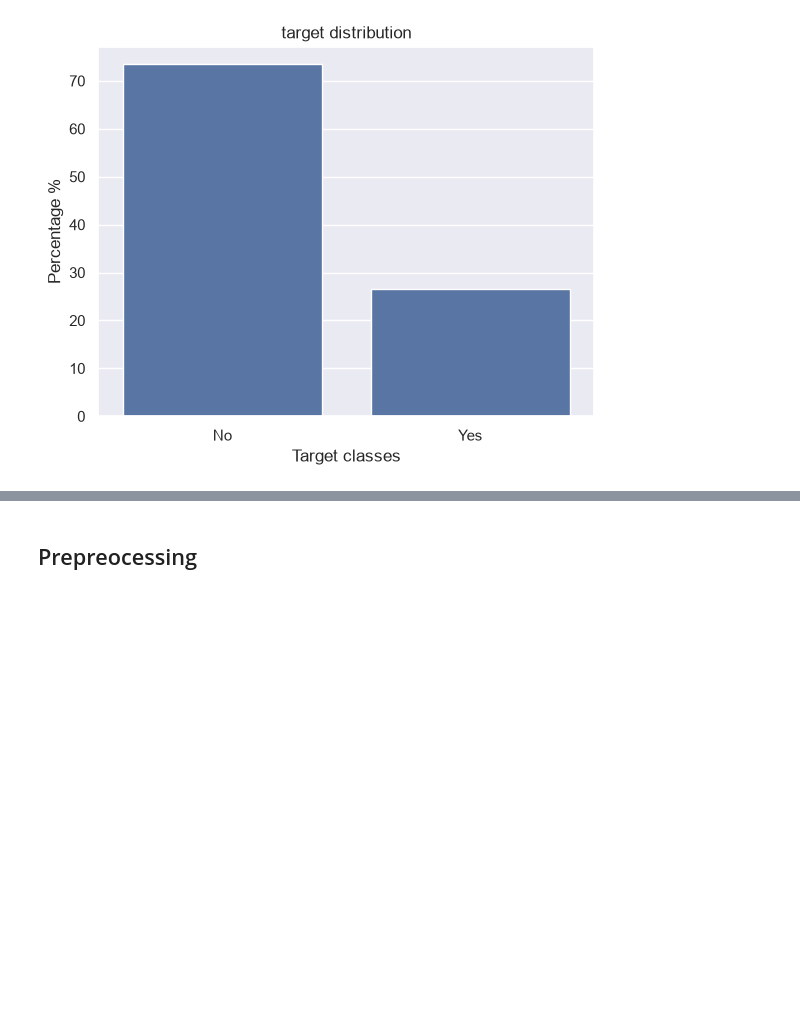
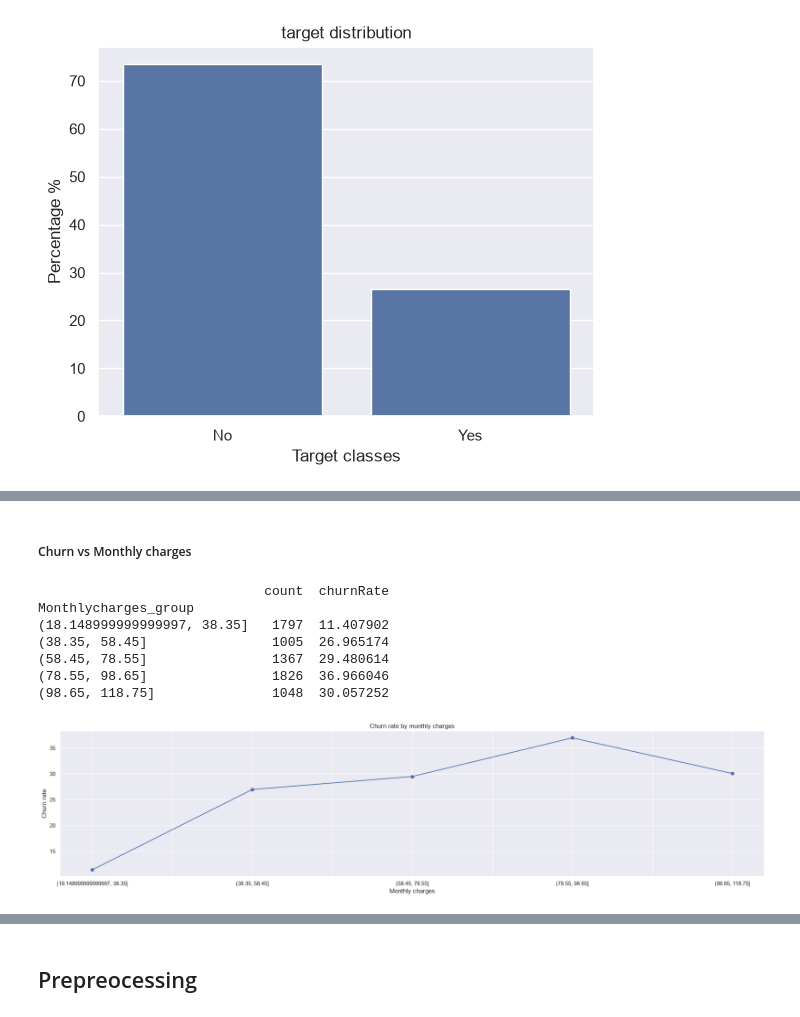
Before and after one commit to rabe156/Telco-Customer-Churn-Prediction, a Jupyter notebook: notebooks/customer_churn_analysis.ipynb, the cells around one changed output, grey strips where cells are left out. Saved outputs shown, nothing was run; the diff lists cells and outputs as text; code cells hidden in the pictures; blank space fills up the shorter version.

```diff
--- a/notebooks/customer_churn_analysis.ipynb
+++ b/notebooks/customer_churn_analysis.ipynb
@@ -199,0 +279,45 @@ we have an imbalanced Dataset with  74 for for negative churn and 26 for postive
+# %% [markdown]
+##### Churn vs Monthly charges
+# %%
+
+df=Customer.copy()
+df["Monthlycharges_group"]=pd.cut(
+    df["MonthlyCharges"],
+    bins=5,
+    include_lowest=True
+)
+
+churn_rate =df.groupby("Monthlycharges_group" , observed=True)["Churn"].apply(
+    lambda x : (x=='Yes').mean()*100
+)
+c=df.groupby("Monthlycharges_group").size()
+MonthlyChargesAnalysis=pd.DataFrame(
+    {
+        "count":c ,
+        "churnRate" : churn_rate
+    }
+)
+print(MonthlyChargesAnalysis)
+plt.figure(figsize=(20,5))
+churn_rate.plot(
+    kind="line",
+    marker="o"
+)
+
+plt.xlabel("Monthly charges")
+plt.ylabel("Churn rate")
+plt.title("Churn rate by monthly charges")
+
+
+#plt.grid(alpha=0.3)
+plt.tight_layout()
+plt.show()
+# %% [output]
+                             count  churnRate
+Monthlycharges_group
+(18.148999999999997, 38.35]   1797  11.407902
+(38.35, 58.45]                1005  26.965174
+(58.45, 78.55]                1367  29.480614
+(78.55, 98.65]                1826  36.966046
+(98.65, 118.75]               1048  30.057252
+[figure, added]
```
Also changed, not shown: parts of 24 cells of this notebook.
